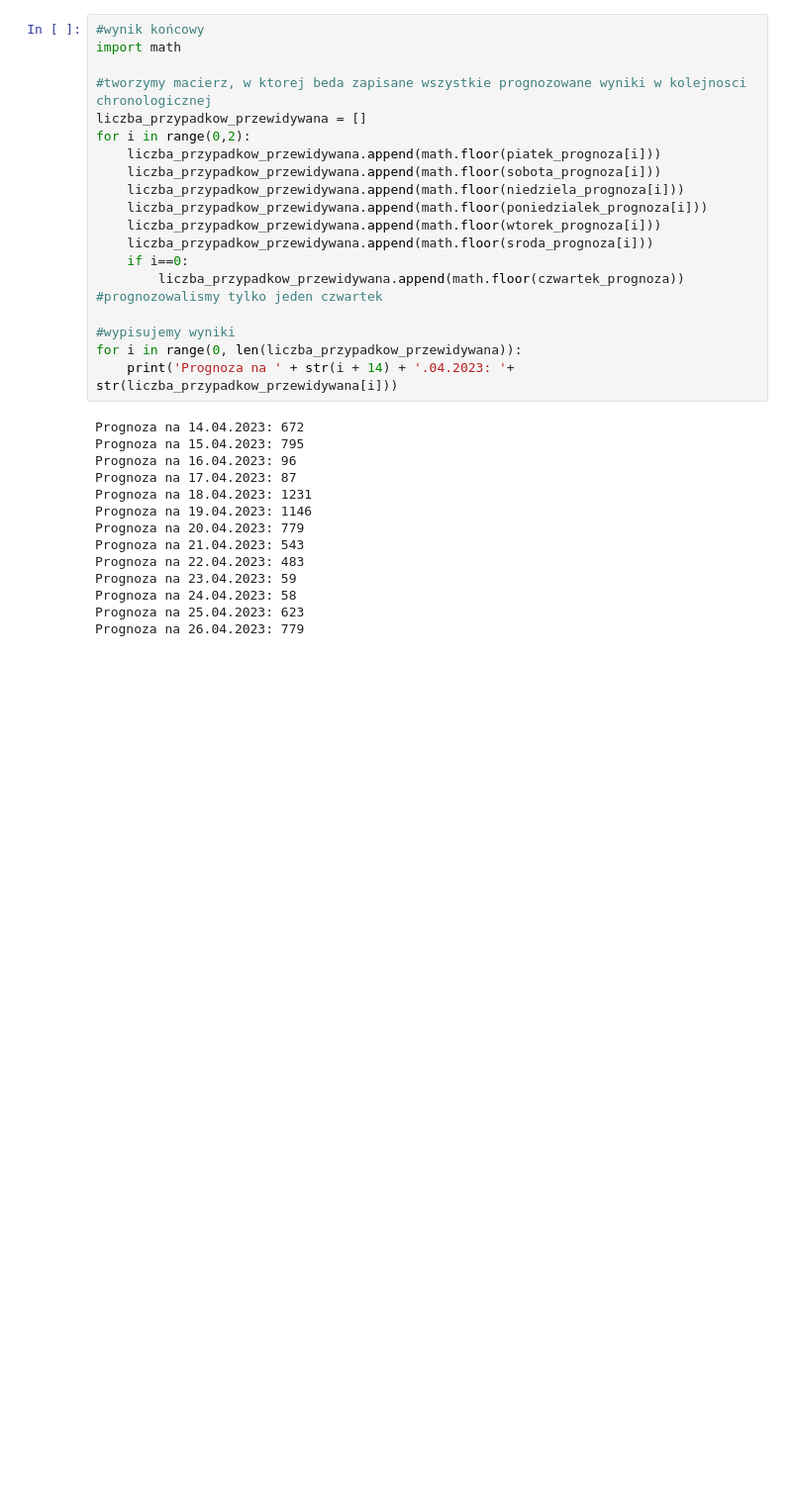
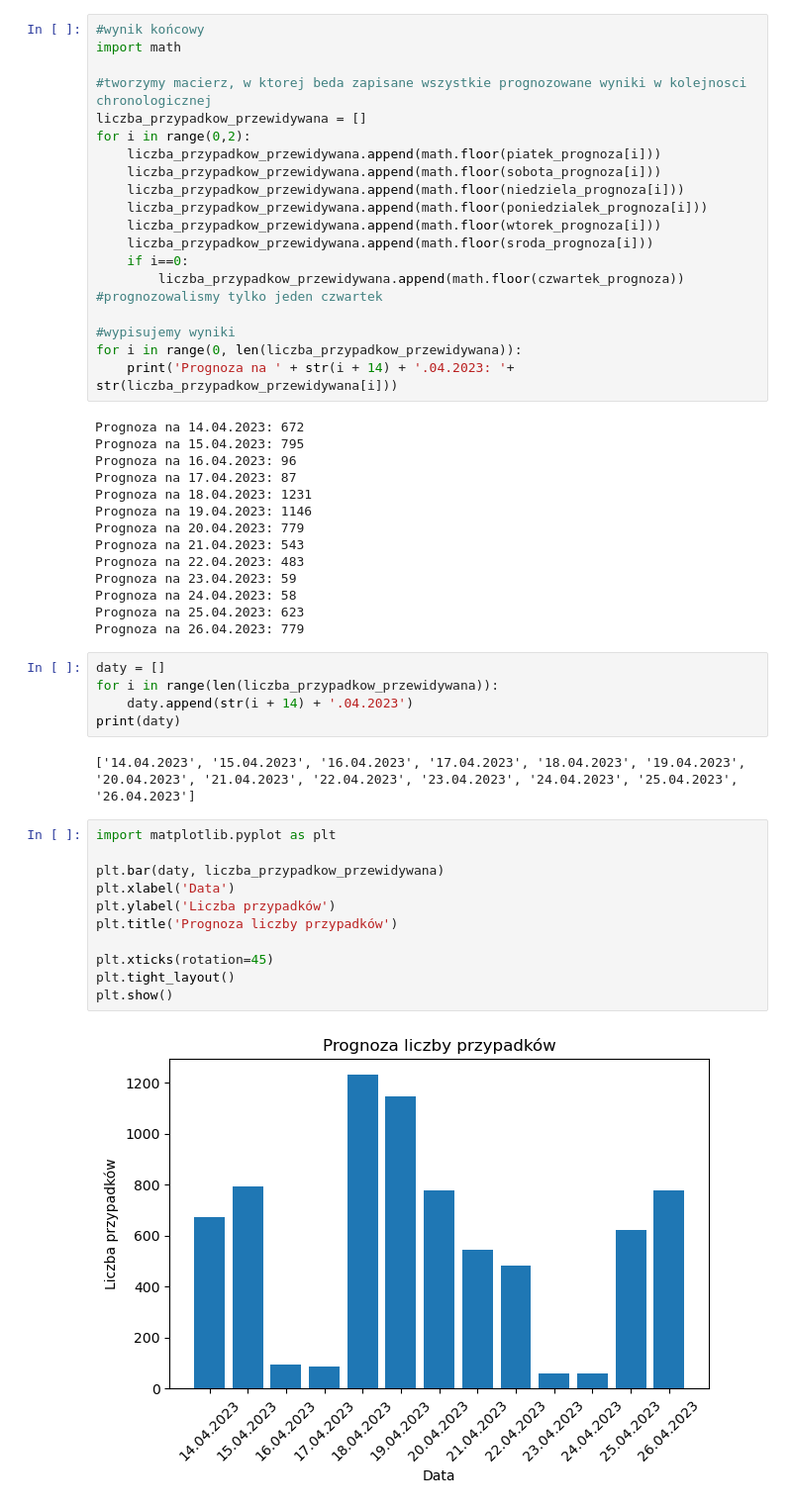
Before and after one commit to grzegorzlucki/Prognoza-zachorowa-COVID-19, a Jupyter notebook: Prognoza.ipynb, the cells around one changed output. Shown: that part at 99% size. Cells and saved outputs as stored; diff of their text form; blank space fills up the shorter version.

```diff
--- a/Prognoza.ipynb
+++ b/Prognoza.ipynb
@@ -338,3 +290,23 @@ Prognoza na 23.04.2023: 59
 Prognoza na 24.04.2023: 58
 Prognoza na 25.04.2023: 623
 Prognoza na 26.04.2023: 779
+# %%
+daty = []
+for i in range(len(liczba_przypadkow_przewidywana)):
+    daty.append(str(i + 14) + '.04.2023')
+print(daty)
+# %% [output]
+['14.04.2023', '15.04.2023', '16.04.2023', '17.04.2023', '18.04.2023', '19.04.2023', '20.04.2023', '21.04.2023', '22.04.2023', '23.04.2023', '24.04.2023', '25.04.2023', '26.04.2023']
+# %%
+import matplotlib.pyplot as plt
+
+plt.bar(daty, liczba_przypadkow_przewidywana)
+plt.xlabel('Data')
+plt.ylabel('Liczba przypadków')
+plt.title('Prognoza liczby przypadków')
+
+plt.xticks(rotation=45)
+plt.tight_layout()
+plt.show()
+# %% [output]
+[figure, added]
```
Also changed, not shown: parts of 8 cells of this notebook.
